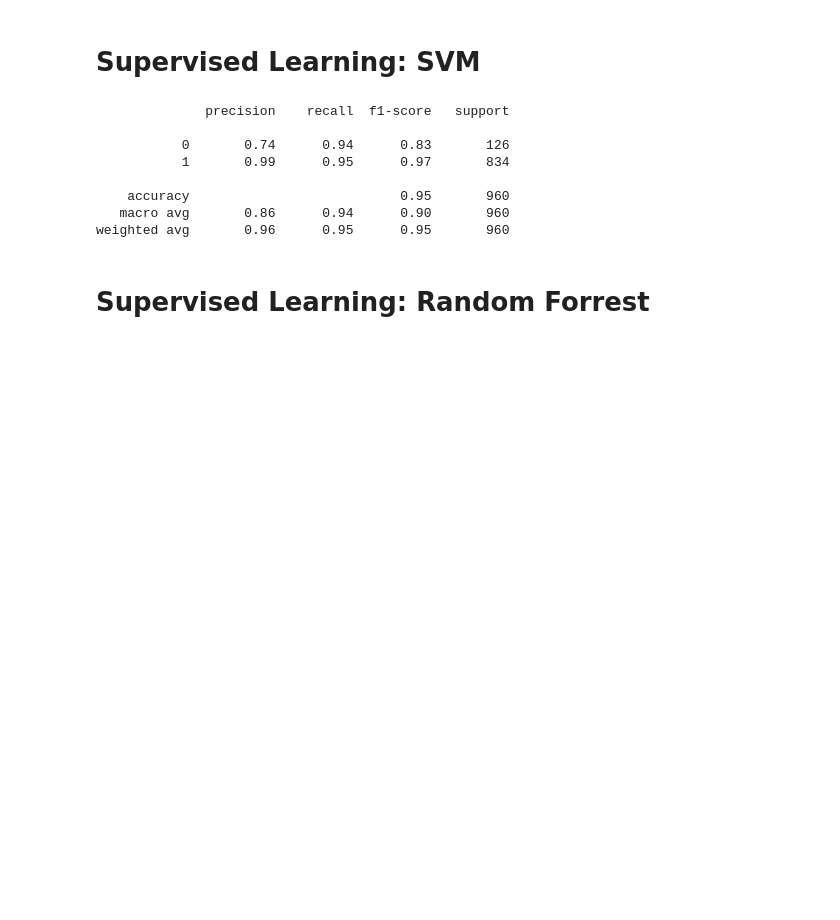
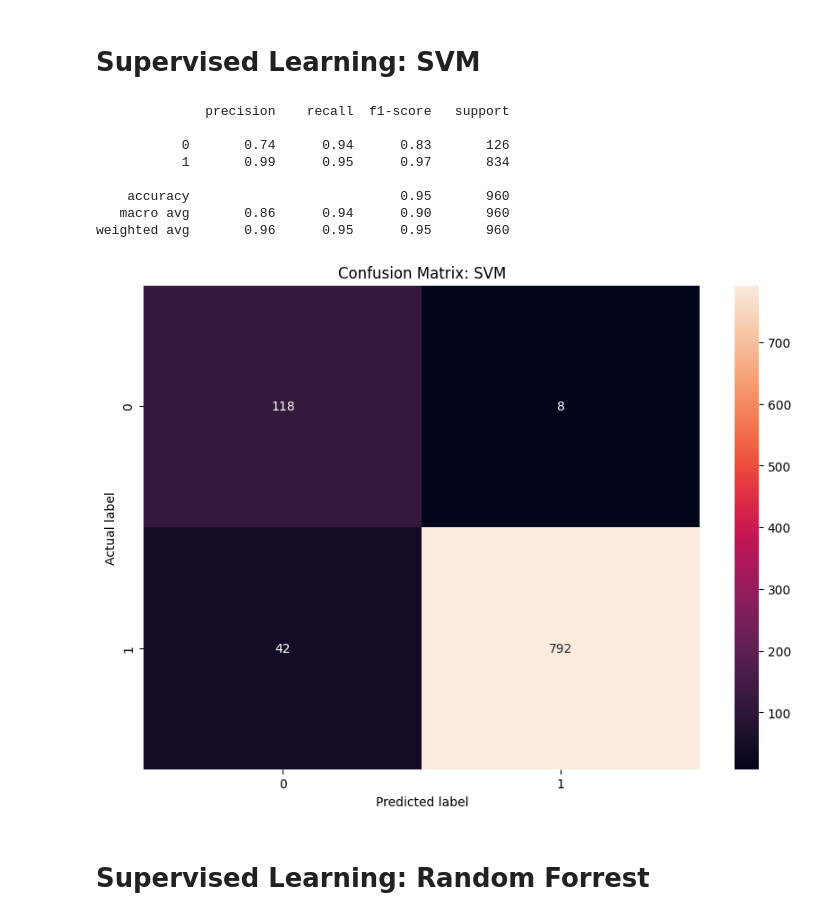
Before and after one commit to ernlavr/dataMining_finalAssignment, a Jupyter notebook: src/ml/sl.ipynb, the cells around one changed output. Drawn from its saved outputs; the diff is of its cells as text; code cells hidden in the pictures; blank space fills up the shorter version.

```diff
--- a/src/ml/sl.ipynb
+++ b/src/ml/sl.ipynb
@@ -78,6 +78,16 @@ print(svm_accuracy)
     accuracy                           0.95       960
    macro avg       0.86      0.94      0.90       960
 weighted avg       0.96      0.95      0.95       960
+# %%
+conf_matrix = confusion_matrix(labels_test, svm_predictions)
+plt.figure(figsize=(10, 7))
+sns.heatmap(conf_matrix, annot=True, fmt="g")
+plt.title("Confusion Matrix: SVM")
+plt.ylabel('Actual label')
+plt.xlabel('Predicted label')
+plt.show()
+# %% [output]
+[figure, added]
 # %% [markdown]
 # Supervised Learning: Random Forrest
 # %%
```
Also changed, not shown: parts of 4 cells of this notebook.
